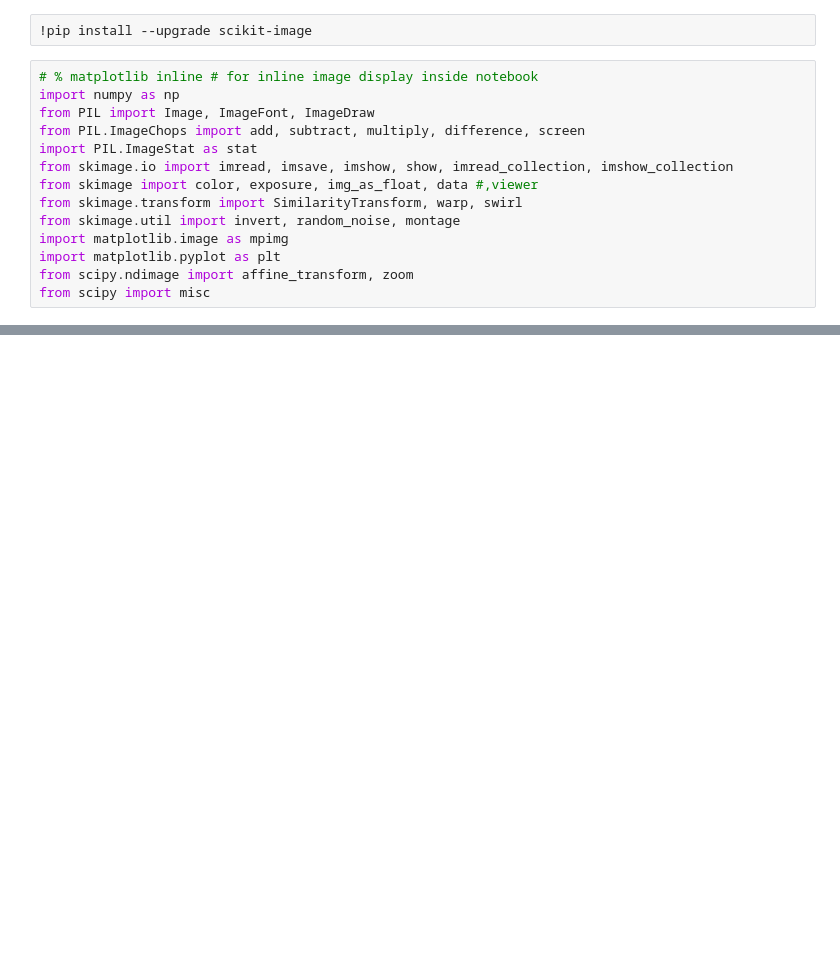
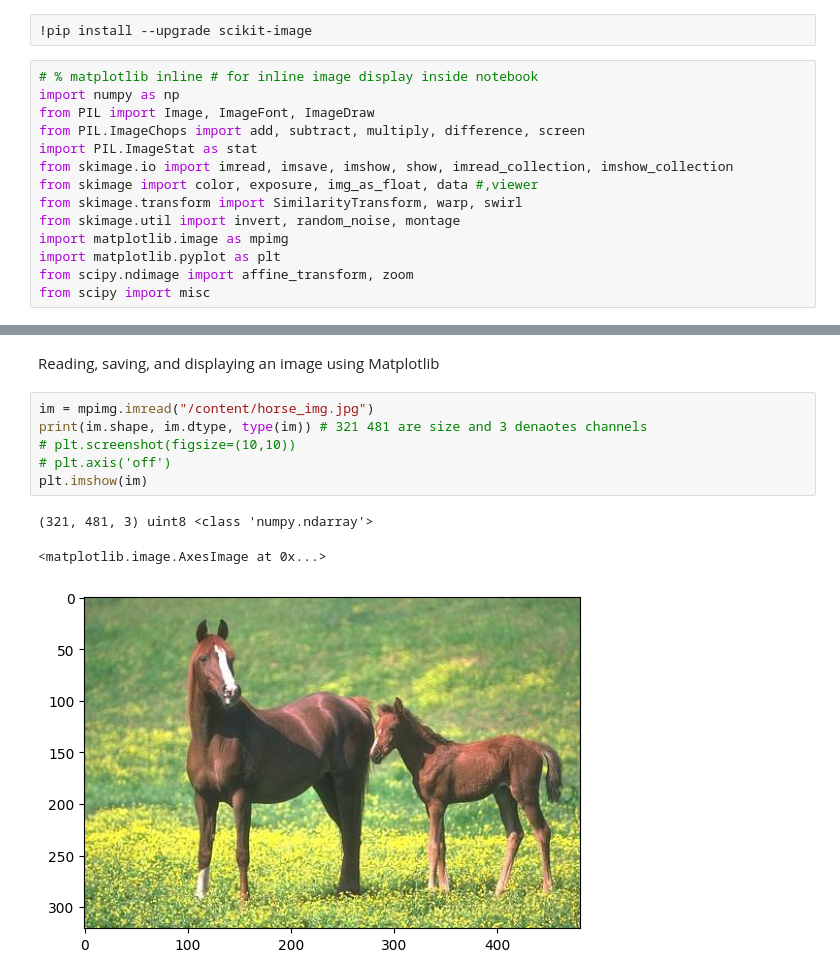
Before and after one commit to hrithik254/Image_Processing, a Jupyter notebook: Ch1.ipynb, the cells around one changed output, grey strips where cells are left out. Cells and saved outputs as stored; diff of their text form; blank space fills up the shorter version.

```diff
--- a/Ch1.ipynb
+++ b/Ch1.ipynb
@@ -18,0 +34,13 @@ from scipy import misc
+# %% [markdown]
+Reading, saving, and displaying an image using
+ Matplotlib
+# %%
+im = mpimg.imread("/content/horse_img.jpg")
+print(im.shape, im.dtype, type(im)) # 321 481 are size and 3 denaotes channels
+# plt.screenshot(figsize=(10,10))
+# plt.axis('off')
+plt.imshow(im)
+# %% [output]
+(321, 481, 3) uint8 <class 'numpy.ndarray'>
+<matplotlib.image.AxesImage at 0x...>
+[figure, added]
```
Also changed, not shown: parts of 5 cells of this notebook.
